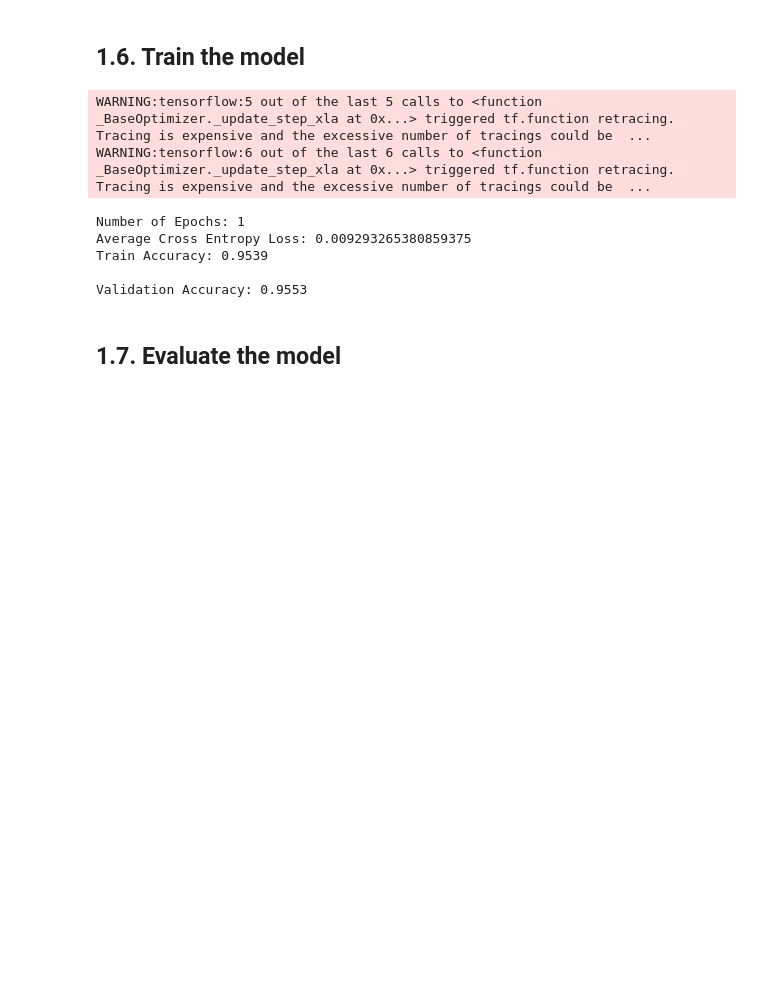
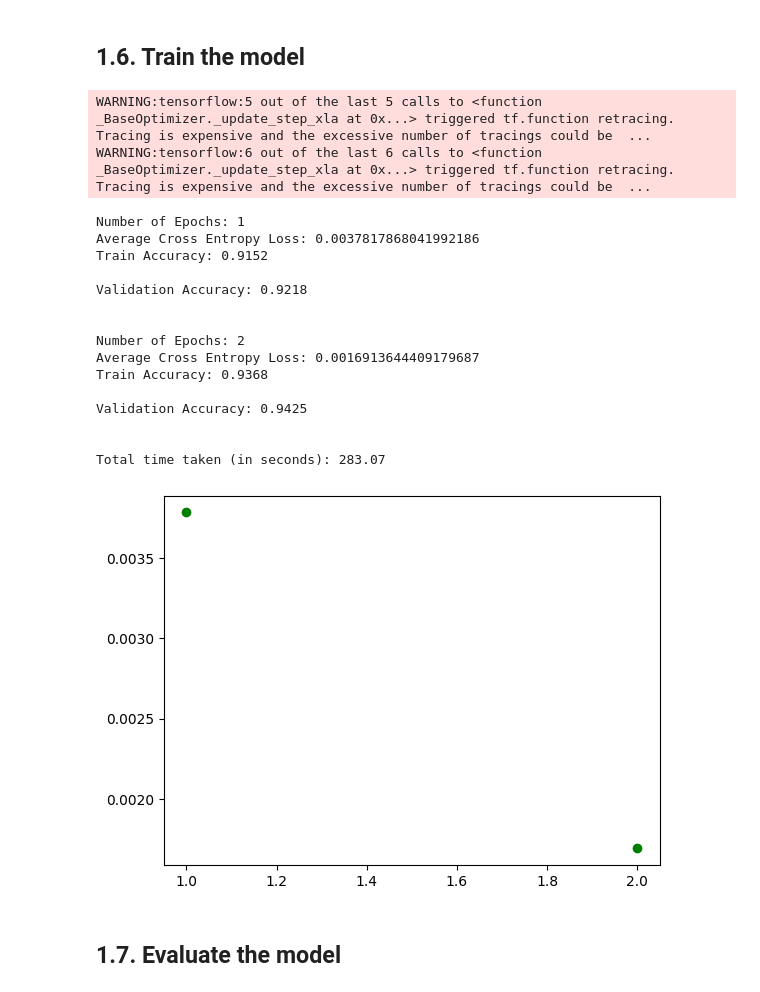
Before and after one commit to rochanaro/mlp-intro, a Jupyter notebook: MLP_Practical.ipynb, the cells around one changed output. Saved outputs shown, nothing was run; the diff lists cells and outputs as text; code cells hidden in the pictures; blank space fills up the shorter version.

Commit message:
Updated test train cells

```diff
--- a/MLP_Practical.ipynb
+++ b/MLP_Practical.ipynb
@@ -454,7 +453,7 @@ for epoch in range(NUM_EPOCHS):
   loss_total = tf.zeros([1,1], dtype=tf.float32)
   lt = 0
 
-  train_ds = tf.data.Dataset.from_tensor_slices((X_train, y_train)).shuffle(25, seed=epoch*(1234)).batch(32) #32 or 64 or 128
+  train_ds = tf.data.Dataset.from_tensor_slices((X_train, y_train)).shuffle(25, seed=epoch*(1234)).batch(128) #32 or 64 or 128
   kz = 0
   accuracy_z = 0.0
   cur_train_acc = 0.0
@@ -477,36 +476,47 @@ for epoch in range(NUM_EPOCHS):
   print('\nNumber of Epochs: {}'.format(epoch + 1))
   print('Average Cross Entropy Loss: {} '.format(np.sum(loss_total) / X_train.shape[0]))
   print('Train Accuracy: {:.4f}\n'.format(ds))
 
   preds_val = mlp_on_cpu.forward(X_val)
   preds_val = tf.nn.softmax(preds_val)
   correct_prediction = tf.equal(tf.argmax(preds_val, 1), tf.argmax(y_val, 1))
 
   # Calculate accuracy
   accuracy = tf.reduce_mean(tf.cast(correct_prediction, "float"))
   cur_val_acc = accuracy.numpy()
 
   print('Validation Accuracy: {:.4f}\n'.format(cur_val_acc))
 
   plt.plot(epoch + 1, np.sum(loss_total) / X_train.shape[0], 'go')
 
 
 time_taken = time.time() - time_start
 
 # Validate model
 
 
 
 print('\nTotal time taken (in seconds): {:.2f}'.format(time_taken))
 #For per epoch_time = Total_Time / Number_of_epochs
 # %% [output]
 WARNING:tensorflow:5 out of the last 5 calls to <function _BaseOptimizer._update_step_xla at 0x...> triggered tf.function retracing. Tracing is expensive and the excessive number of tracings could be  ...
 WARNING:tensorflow:6 out of the last 6 calls to <function _BaseOptimizer._update_step_xla at 0x...> triggered tf.function retracing. Tracing is expensive and the excessive number of tracings could be  ...
 Number of Epochs: 1
-Average Cross Entropy Loss: 0.009293265380859375
-Train Accuracy: 0.9539
+Average Cross Entropy Loss: 0.0037817868041992186
+Train Accuracy: 0.9152
 
-Validation Accuracy: 0.9553
+Validation Accuracy: 0.9218
+
+
+Number of Epochs: 2
+Average Cross Entropy Loss: 0.0016913644409179687
+Train Accuracy: 0.9368
+
+Validation Accuracy: 0.9425
+
+
+Total time taken (in seconds): 283.07
+[figure, added]
 # %% [markdown]
 ## 1.7. Evaluate the model
 # %%
```
Also changed, not shown: parts of 5 cells of this notebook.
